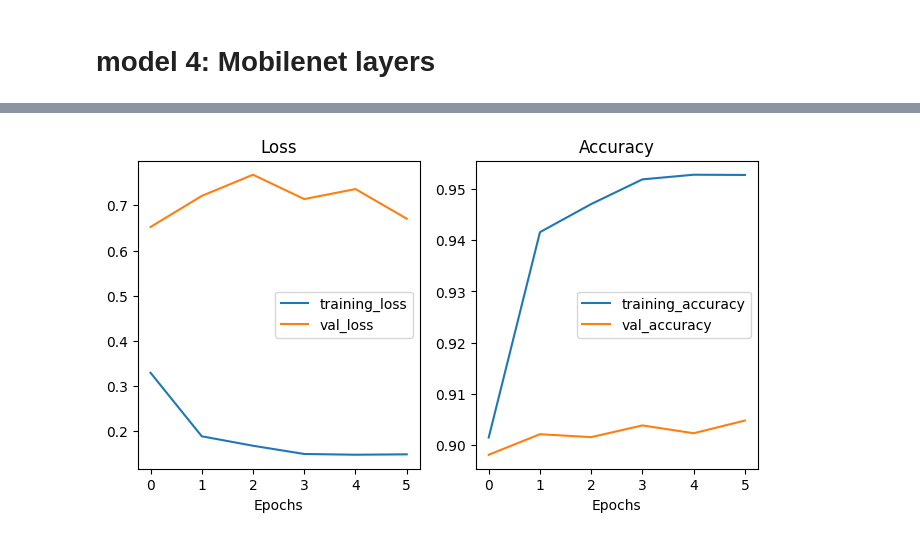
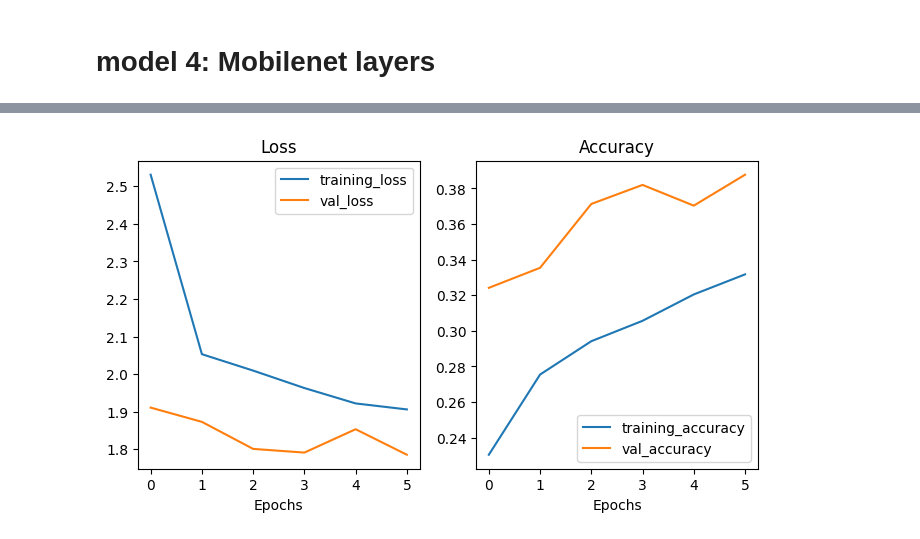
Before and after one commit to Gaurav-phatkare/Classification-Models-Tensorflow, a Jupyter notebook: Multiclass_classification_using_deep_learning.ipynb, the cells around one changed output, grey strips where cells are left out. Drawn from its saved outputs; the diff is of its cells as text; code cells hidden in the pictures.

```diff
--- a/Multiclass_classification_using_deep_learning.ipynb
+++ b/Multiclass_classification_using_deep_learning.ipynb
@@ -753,0 +877,27 @@ Epoch 6/6
+# %%
+# build a model
+model_5 = tf.keras.Sequential([
+    tf.keras.layers.Conv2D(10,
+                           3,
+                           activation = tf.keras.layers.LeakyReLU(alpha = 0.3),
+                           input_shape = (224,224,3)),
+    tf.keras.layers.MaxPool2D(pool_size = 2),
+
+    # tf.keras.layers.Conv2D(10, 3, activation = 'relu'),
+    # tf.keras.layers.MaxPool2D(),
+
+    # tf.keras.layers.Conv2D(10, 3, activation = 'relu'),
+    # tf.keras.layers.MaxPool2D(),
+
+    tf.keras.layers.Flatten(),
+    tf.keras.layers.Dense(100, activation = tf.keras.layers.LeakyReLU(alpha = 0.3)),
+    tf.keras.layers.Dropout(0.5),
+    tf.keras.layers.Dense(50, activation = tf.keras.layers.LeakyReLU(alpha = 0.3)),
+    tf.keras.layers.Dropout(0.3),
+    tf.keras.layers.Dense(10, activation = 'softmax')
+])
+
+# compile a model
+model_5.compile(loss = 'categorical_crossentropy',
+                optimizer = tf.keras.optimizers.Adam(lr = 1e-4),
+                metrics = ['accuracy'])
@@ -753,0 +926,6 @@ Epoch 6/6
+# %%
+history_5 = model_5.fit(train_data_augmented,
+                        epochs = 6,
+                        steps_per_epoch = len(train_data_augmented),
+                        validation_data = test_data,
+                        validation_steps = len(test_data))
@@ -754,4 +945,4 @@ Epoch 6/6
 # %%
-plot_loss_curves(mobileNet_history_01)
+plot_loss_curves(history_5)
 # %% [output]
-[figure, old version]
+[figure, new version]
```
Also changed, not shown: parts of 55 cells of this notebook.
